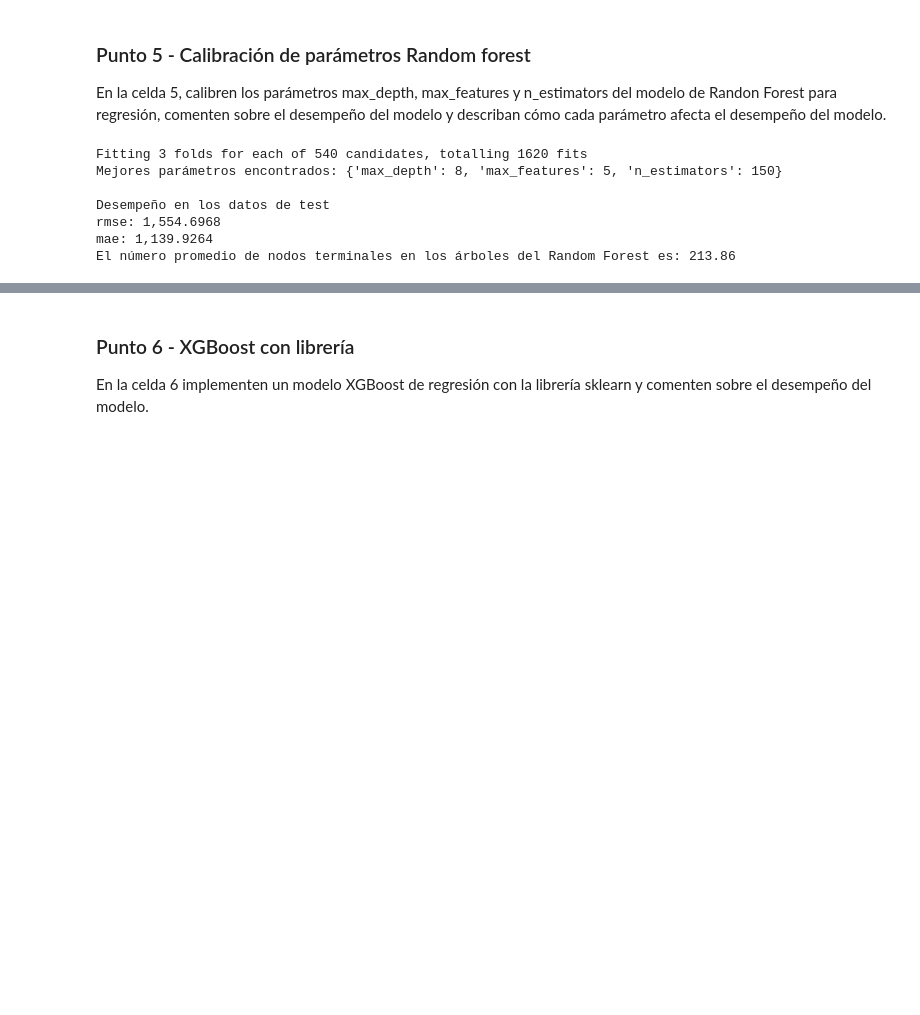
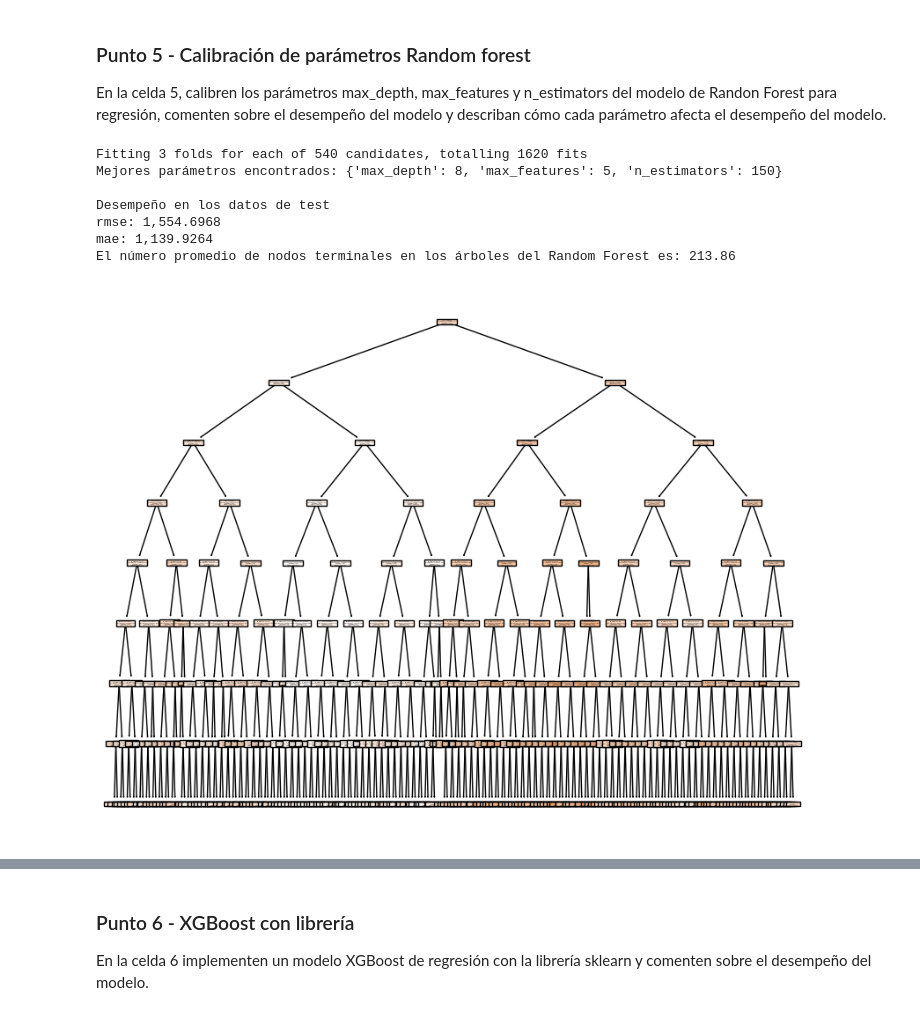
Before and after one commit to ZabakJL/UAndes_MLNLP_public, a Jupyter notebook: deliverables/week 2/S2TC1_RandomForests_Boosting.ipynb, the cells around one changed output, grey strips where cells are left out. Drawn from its saved outputs; the diff is of its cells as text; code cells hidden in the pictures; blank space fills up the shorter version.

```diff
--- a/deliverables/week 2/S2TC1_RandomForests_Boosting.ipynb
+++ b/deliverables/week 2/S2TC1_RandomForests_Boosting.ipynb
@@ -759,6 +757,13 @@ Desempeño en los datos de test
 rmse: 1,554.6968
 mae: 1,139.9264
 El número promedio de nodos terminales en los árboles del Random Forest es: 213.86
+# %%
+# Dibujar uno de los árboles del Random Forest (por ejemplo, el primero)
+plt.figure(figsize=(10, 8))
+plot_tree(best_rf_model.estimators_[0], filled=True, feature_names=X_train.columns)
+plt.show()
+# %% [output]
+[figure, added]
 # %%
 # Construir objeto grafico interactivo
 param_list = ['param_max_depth', 'param_max_features', 'param_n_estimators']
```
Also changed, not shown: parts of 12 cells of this notebook.
